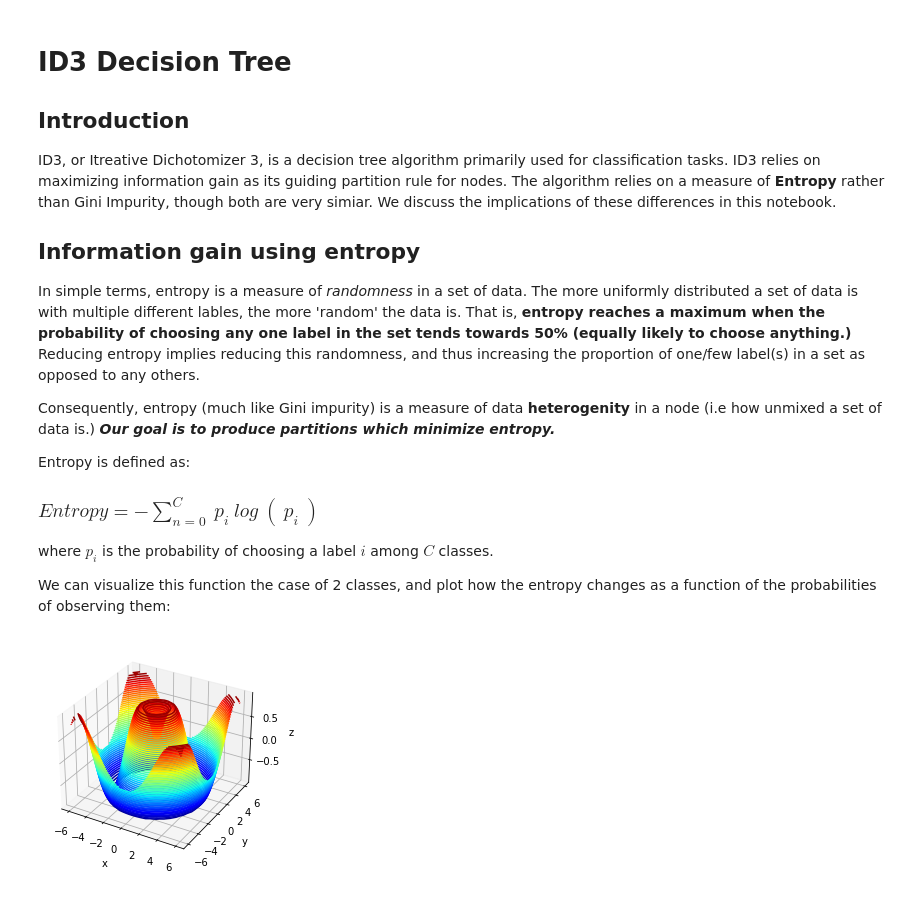
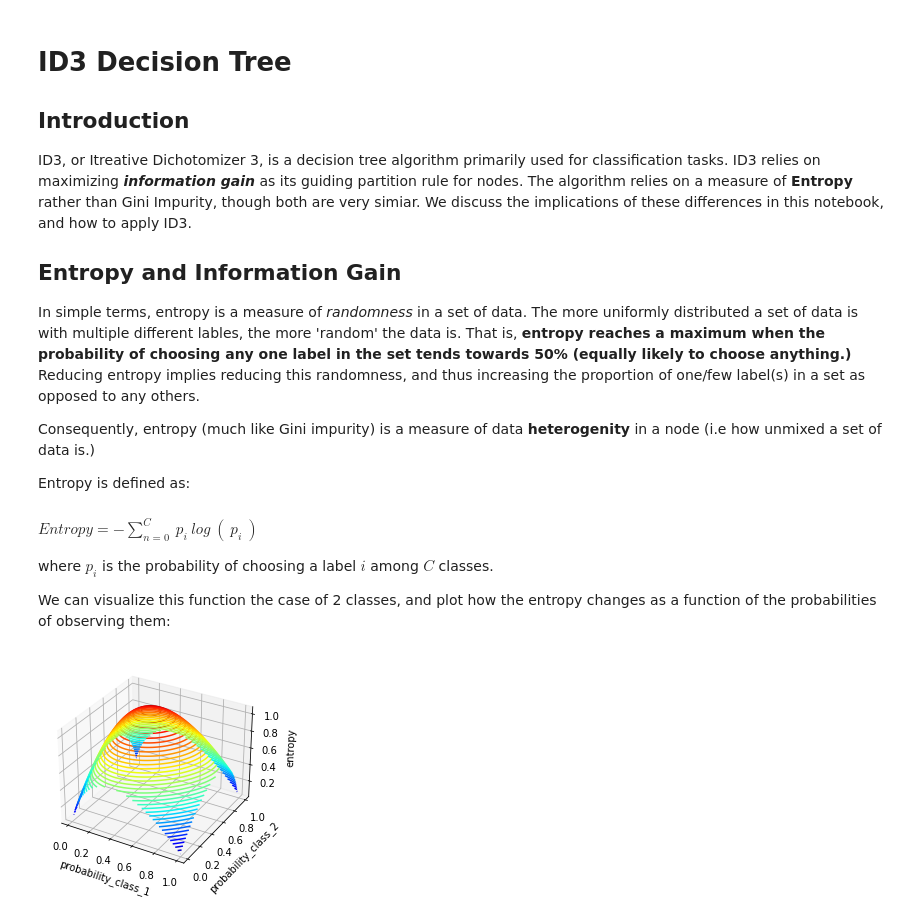
Before and after one commit to vajramsrujan/ML_Algorithms, a Jupyter notebook: decision_trees/ID3/ID3.ipynb, the cells around one changed output. Saved outputs shown, nothing was run; the diff lists cells and outputs as text; code cells hidden in the pictures.

```diff
--- a/decision_trees/ID3/ID3.ipynb
+++ b/decision_trees/ID3/ID3.ipynb
@@ -1,15 +1,15 @@
 # %% [markdown]
 # ID3 Decision Tree
 ## Introduction
-ID3, or Itreative Dichotomizer 3, is a decision tree algorithm primarily used for classification tasks. ID3 relies on maximizing information gain as its guiding partition rule for nodes. The algorithm  relies on a measure of **Entropy** rather than Gini Impurity, though both are very simiar. We discuss the implications of these differences in this notebook.
+ID3, or Itreative Dichotomizer 3, is a decision tree algorithm primarily used for classification tasks. ID3 relies on maximizing ***information gain*** as its guiding partition rule for nodes. The algorithm  relies on a measure of **Entropy** rather than Gini Impurity, though both are very simiar. We discuss the implications of these differences in this notebook, and how to apply ID3.
 
-## Information gain using entropy
+## Entropy and Information Gain
 In simple terms, entropy is a measure of *randomness* in a set of data. The more uniformly distributed a set of data is with multiple different lables, the more 'random' the data is. That is, **entropy reaches a maximum when the probability of choosing any one label in the set tends towards 50% (equally likely to choose anything.)** Reducing entropy implies reducing this randomness, and thus increasing the proportion of one/few label(s) in a set as opposed to any others.
 
-Consequently, entropy (much like Gini impurity) is a measure of data **heterogenity** in a node (i.e how unmixed a set of data is.) ***Our goal is to produce partitions which minimize entropy.***
+Consequently, entropy (much like Gini impurity) is a measure of data **heterogenity** in a node (i.e how unmixed a set of data is.)
 
 Entropy is defined as:
-### $ Entropy = - \sum_{n=0}^{C}~p_{i}~log~(~p_{i}~) $
+#### $ Entropy = - \sum_{n=0}^{C}~p_{i}~log~(~p_{i}~) $
 
 where $p_{i}$ is the probability of choosing a label $i$ among $C$ classes.
 
@@ -17,22 +17,35 @@ We can visualize this function the case of 2 classes, and plot how the entropy c
 # %%
 import numpy as np
 import matplotlib.pyplot as plt
+import math
 
-def f(x, y):
+def entropy(x, y):
 
-    return -sum(x)
+    # We do this for binary classes since (probability of class x) = 1 - (probability of class y)
+    # This is equivalent to simply reversing our y array
+    y = y[::-1]
 
-x = np.linspace(0.01, 0.99, 100)
-x = np.linspace(0.01, 0.99, 100)
+    # Compute p * log(p)
+    p_log_x = x*np.log2(x)
+    p_log_y = y*np.log2(y)
+    # Compute entropy
+    entropy = - (p_log_x + p_log_y)
+    return entropy
 
+# Represents the probabilities of observing some class x
+x = np.linspace(0.01, 0.99, 99)
+# Represents the probabilities of observing some class y
+y = np.linspace(0.01, 0.99, 99)
+
+# Plot 3D contour
 X, Y = np.meshgrid(x, y)
-Z = f(X, Y)
+Z = entropy(X, Y)
 
 fig = plt.figure()
 ax = plt.axes(projection='3d')
-ax.contour3D(X, Y, Z, 50, cmap='jet')
-ax.set_xlabel('x')
-ax.set_ylabel('y')
-ax.set_zlabel('z');
+ax.contour3D(X, Y, Z, 40, cmap='jet')
+ax.set_xlabel('probability_class_1')
+ax.set_ylabel('probability_class_2')
+ax.set_zlabel('entropy');
 # %% [output]
-[figure, old version]
+[figure, new version]
```
Also changed, not shown: parts of 1 cell of this notebook, 3 other files.
